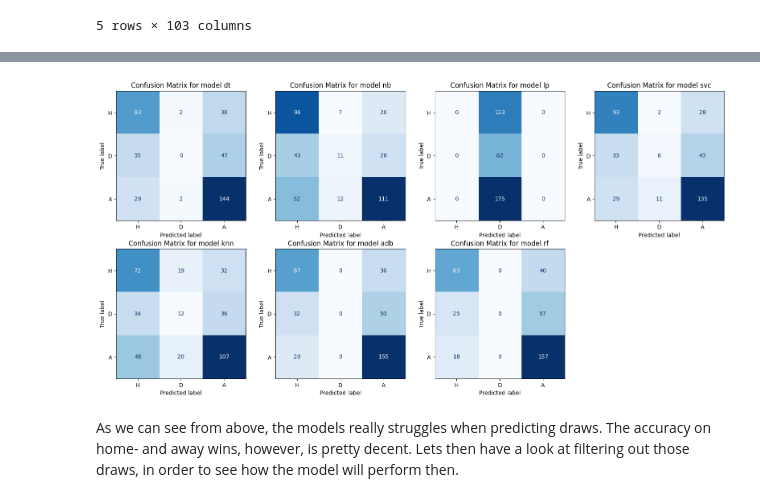
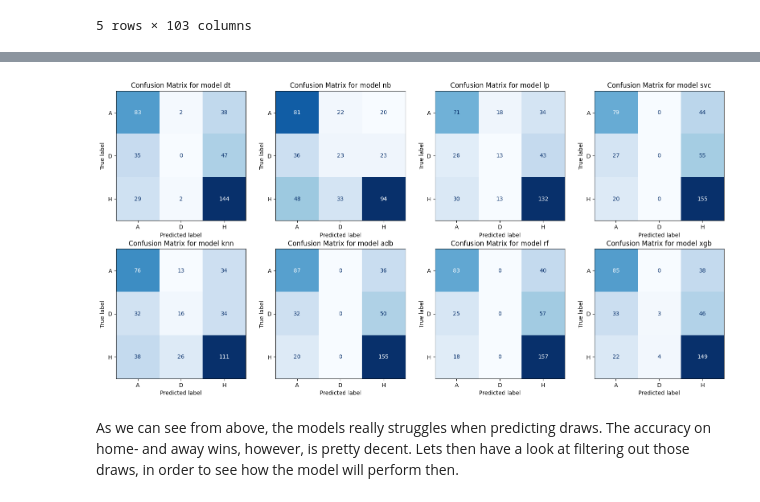
Before and after one commit to AndreasMarken/A3I-Unibo-Project, a Jupyter notebook: notebook/6. Classifiers.ipynb, the cells around one changed output, grey strips where cells are left out. Drawn from its saved outputs; the diff is of its cells as text; code cells hidden in the pictures.

```diff
--- a/notebook/6. Classifiers.ipynb
+++ b/notebook/6. Classifiers.ipynb
@@ -53,10 +56,10 @@ df_train = df[df["Date"] < "2023-07-01"]
 df_test = df[df["Date"] >= "2023-07-01"]
 df_test = df_test[df_test["Date"] < "2024-07-01"]
 
-X_train = df_train.drop(columns=[traget, "Date"])
-y_train = df_train[traget]
-X_test = df_test.drop(columns=[traget, "Date"])
-y_test = df_test[traget]
+X_train_df = df_train.drop(columns=[traget, "Date"])
+y_train = df_train[traget].map({1: 2, 0: 1, -1: 0})
+X_test_df = df_test.drop(columns=[traget, "Date"])
+y_test = df_test[traget].map({1: 2, 0: 1, -1: 0})
 
 print(y_train.value_counts(normalize=True), "\n", y_test.value_counts(normalize=True))
 # %% [output]
@@ -72,4 +75,9 @@ Name: proportion, dtype: float64
 Name: proportion, dtype: float64
+# %%
+scaler = StandardScaler()
+
+X_train = scaler.fit_transform(X_train_df)
+X_test = scaler.transform(X_test_df)
 # %%
 model_lbls = [
     'dt' # decision tree
@@ -79,6 +87,7 @@ model_lbls = [
     ,'knn'  # k nearest neighbours
     ,'adb'  # adaboost
     ,'rf'   # random forest
+    ,'xgb'  # xgboost
 ]
 
 models = {
@@ -118,6 +127,12 @@ models = {
            'estimator': RandomForestClassifier(random_state=random_state),
            'param': [{'max_depth': [*range(4,10)]
                      ,'n_estimators':[*range(10,60,10)]}]
+          },
+    'xgb': {'name': 'XGBoost            ',
+           'estimator': XGBClassifier(random_state=random_state),
+           'param': [{'max_depth': [*range(4,10)]
+                     ,'n_estimators':[*range(10,60,10)]
+                     ,'learning_rate':[0.2,0.5,0.75,1,1.25,1.5]}]
           }
 }
 # %%
@@ -160,7 +175,7 @@ for model_lbl in model_lbls:
 
     y_pred = model.predict(X_test)
 
-    full_df = pd.concat([X_test.reset_index(drop=True), y_test.reset_index(drop=True), pd.DataFrame(y_pred, columns=["Prediction"]).reset_index(drop=True)], axis=1)
+    full_df = pd.concat([X_test_df.reset_index(drop=True), y_test.reset_index(drop=True), pd.DataFrame(y_pred, columns=["Prediction"]).reset_index(drop=True)], axis=1)
 
     accuracy, won = data_aggregator.calculate_accuracy(full_df, "FTR", "Prediction")
 
@@ -168,7 +183,7 @@ for model_lbl in model_lbls:
 
     result[model_lbl] = [accuracy, won]
 
-    confusion_matrixes[model_lbl] = confusion_matrix(y_test, y_pred)
+    confusion_matrixes[model_lbl] = confusion_matrix(y_test, y_pred, labels=[0, 1, 2])
 # %%
 pd.DataFrame(result, index=["Accuracy", "Won"])
 # %% [output]
@@ -178,7 +193,7 @@ pd.DataFrame(result, index=["Accuracy", "Won"])
 # %%
-plot_confusion_matrixes(confusion_matrixes, classes=["H", "D", "A"])
+plot_confusion_matrixes(confusion_matrixes, classes=["A", "D", "H"])
 # %% [output]
-[figure, old version]
+[figure, new version]
 # %% [markdown]
 As we can see from above, the models really struggles when predicting draws. The accuracy on home- and away wins, however, is pretty decent. Lets then have a look at filtering out those draws, in order to see how the model will perform then.
 # %%
```
Also changed, not shown: parts of 8 cells of this notebook, 2 other files.
